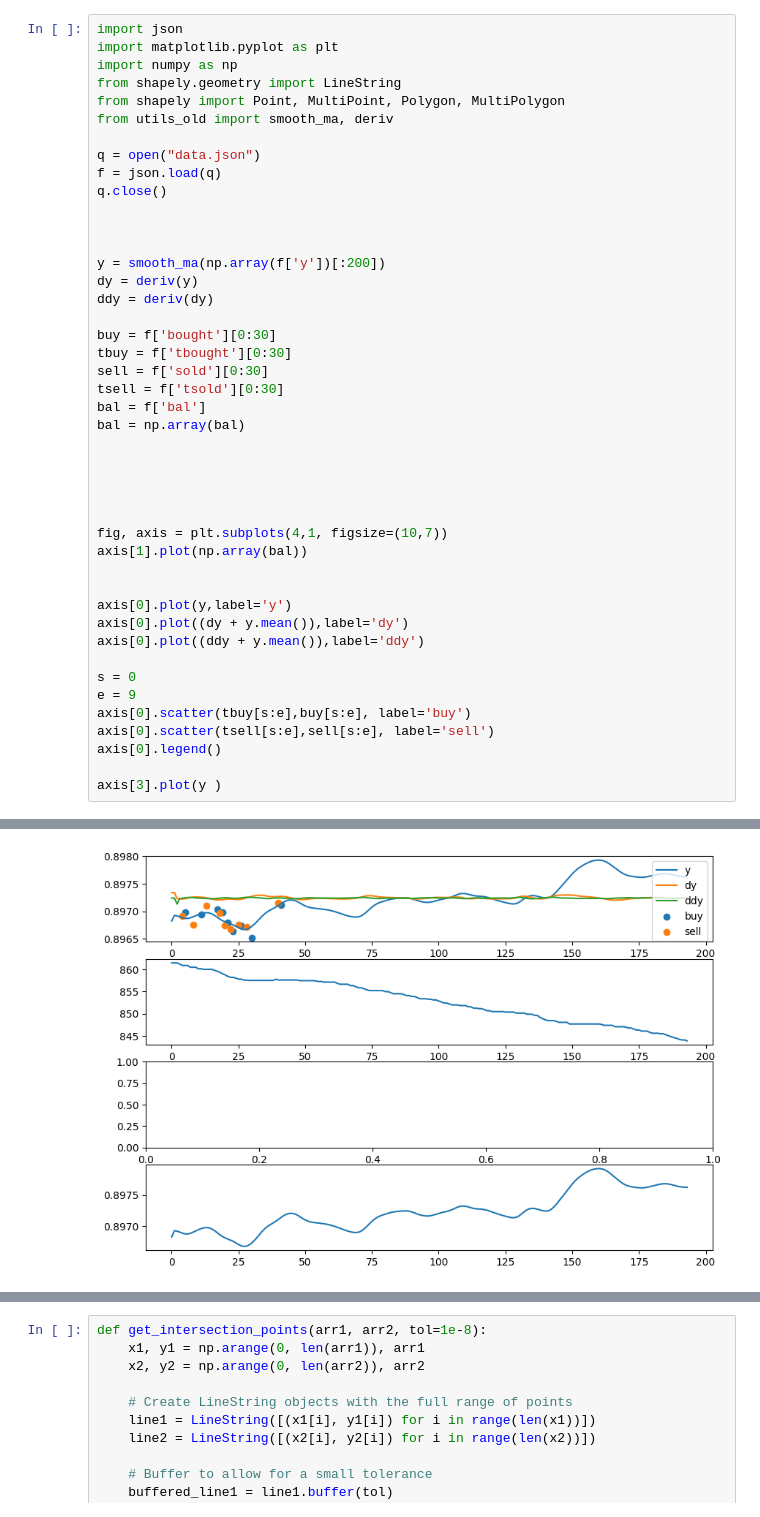
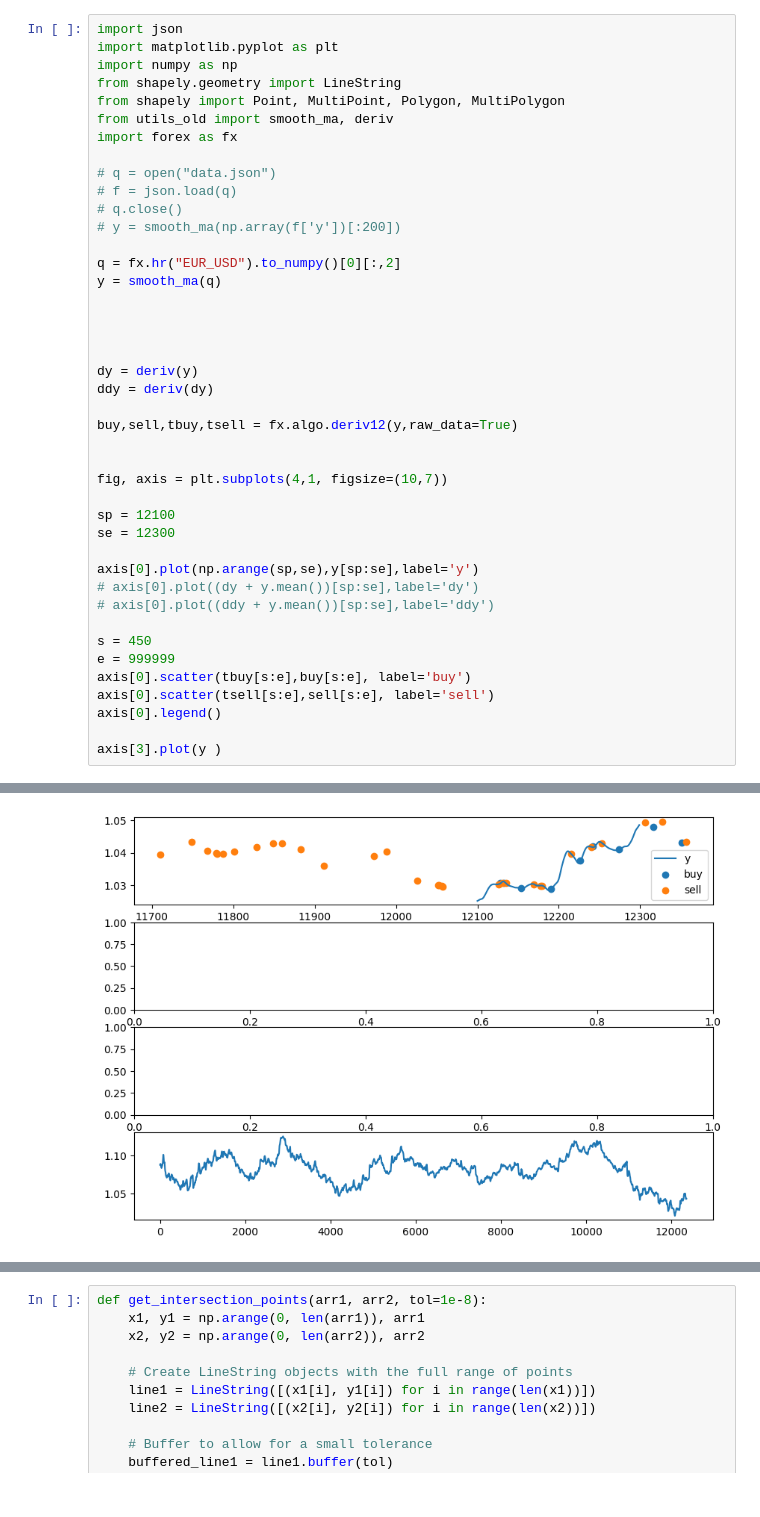
Before and after one commit to Excaliabure/FinancialGamble, a Jupyter notebook: Forex/oanda/solution1.ipynb, the cells around one changed output, grey strips where cells are left out. Cells and saved outputs as stored; diff of their text form.

```diff
--- a/Forex/oanda/solution1.ipynb
+++ b/Forex/oanda/solution1.ipynb
@@ -1,50 +36,48 @@
 # %%
 import json
 import matplotlib.pyplot as plt
 import numpy as np
 from shapely.geometry import LineString
 from shapely import Point, MultiPoint, Polygon, MultiPolygon
 from utils_old import smooth_ma, deriv
+import forex as fx
 
-q = open("data.json")
-f = json.load(q)
-q.close()
+# q = open("data.json")
+# f = json.load(q)
+# q.close()
+# y = smooth_ma(np.array(f['y'])[:200])
 
-
-
-y = smooth_ma(np.array(f['y'])[:200])
-dy = deriv(y)
-ddy = deriv(dy)
-
-buy = f['bought'][0:30]
-tbuy = f['tbought'][0:30]
-sell = f['sold'][0:30]
-tsell = f['tsold'][0:30]
-bal = f['bal']
-bal = np.array(bal)
+q = fx.hr("EUR_USD").to_numpy()[0][:,2]
+y = smooth_ma(q)
 
 
 
 
+dy = deriv(y)
+ddy = deriv(dy)
+
+buy,sell,tbuy,tsell = fx.algo.deriv12(y,raw_data=True)
+
 
 fig, axis = plt.subplots(4,1, figsize=(10,7))
-axis[1].plot(np.array(bal))
 
+sp = 12100
+se = 12300
 
-axis[0].plot(y,label='y')
-axis[0].plot((dy + y.mean()),label='dy')
-axis[0].plot((ddy + y.mean()),label='ddy')
+axis[0].plot(np.arange(sp,se),y[sp:se],label='y')
+# axis[0].plot((dy + y.mean())[sp:se],label='dy')
+# axis[0].plot((ddy + y.mean())[sp:se],label='ddy')
 
-s = 0
-e = 9
+s = 450
+e = 999999
 axis[0].scatter(tbuy[s:e],buy[s:e], label='buy')
 axis[0].scatter(tsell[s:e],sell[s:e], label='sell')
 axis[0].legend()
 
 axis[3].plot(y )
 # %% [output]
 [<matplotlib.lines.Line2D at 0x...>]
-[figure, old version]
+[figure, new version]
 # %%
 def algo_helper(arr, raw_data=False):
     smoothArr = smooth_ma(arr)
```
Also changed, not shown: parts of 2 cells of this notebook, 20 other files.
